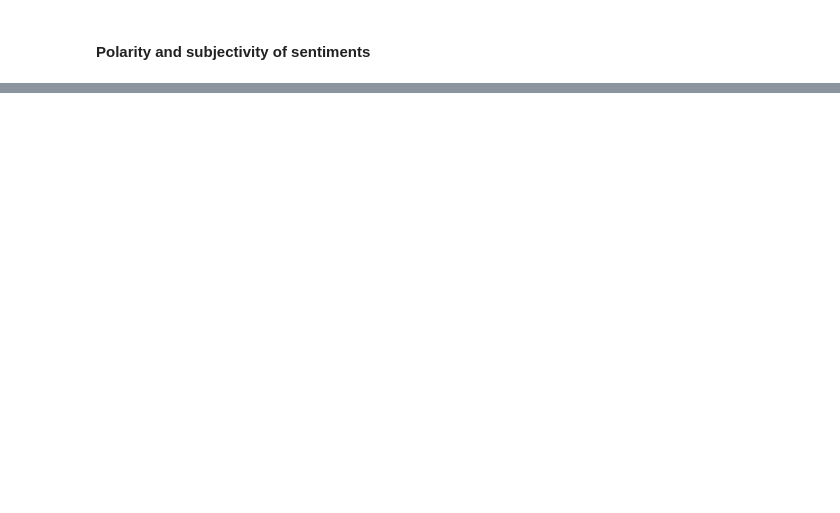
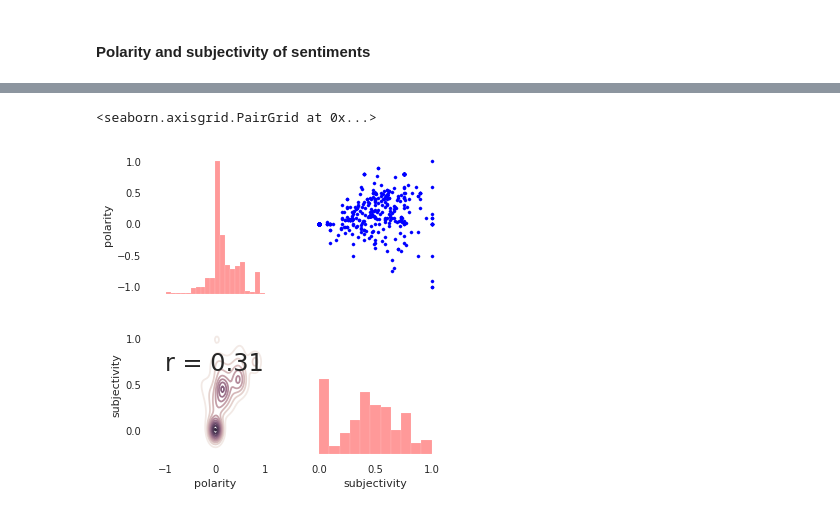
Before and after one commit to wildlyclassyprince/data-playground, a Jupyter notebook: trump_tweets/trump_tweets.ipynb, the cells around one changed output, grey strips where cells are left out. Drawn from its saved outputs; the diff is of its cells as text; code cells hidden in the pictures; blank space fills up the shorter version.

```diff
--- a/trump_tweets/trump_tweets.ipynb
+++ b/trump_tweets/trump_tweets.ipynb
@@ -571,0 +571,26 @@ df.profile_report()
+# %%
+# Correlations
+def correlations(x, y, **kws):
+    '''Calculate correlation coefficients.'''
+    r, _ = stats.pearsonr(x, y)
+    ax = plt.gca()
+    ax.annotate("r = {:.2f}".format(r),
+                xy=(.1, .6),
+                xycoords=ax.transAxes,
+                size=24)
+
+cmap = sns.cubehelix_palette(light=1, dark=.1, hue=.5, as_cmap=True)
+sns.set_context(font_scale=2)
+
+# Pairgrid setup
+g = sns.PairGrid(df.drop('id', axis=1))
+# Scatterplot on upper triangle
+g.map_upper(plt.scatter, s=10, color='blue')
+# Distribution on the diagonal
+g.map_diag(sns.distplot, kde=False, color='red')
+# Densityplot and correlation coefficients on lower triangle
+g.map_lower(sns.kdeplot, cmap=cmap)
+g.map_lower(correlations)
+# %% [output]
+<seaborn.axisgrid.PairGrid at 0x...>
+[figure, added]
```
Also changed, not shown: parts of 20 cells of this notebook.
